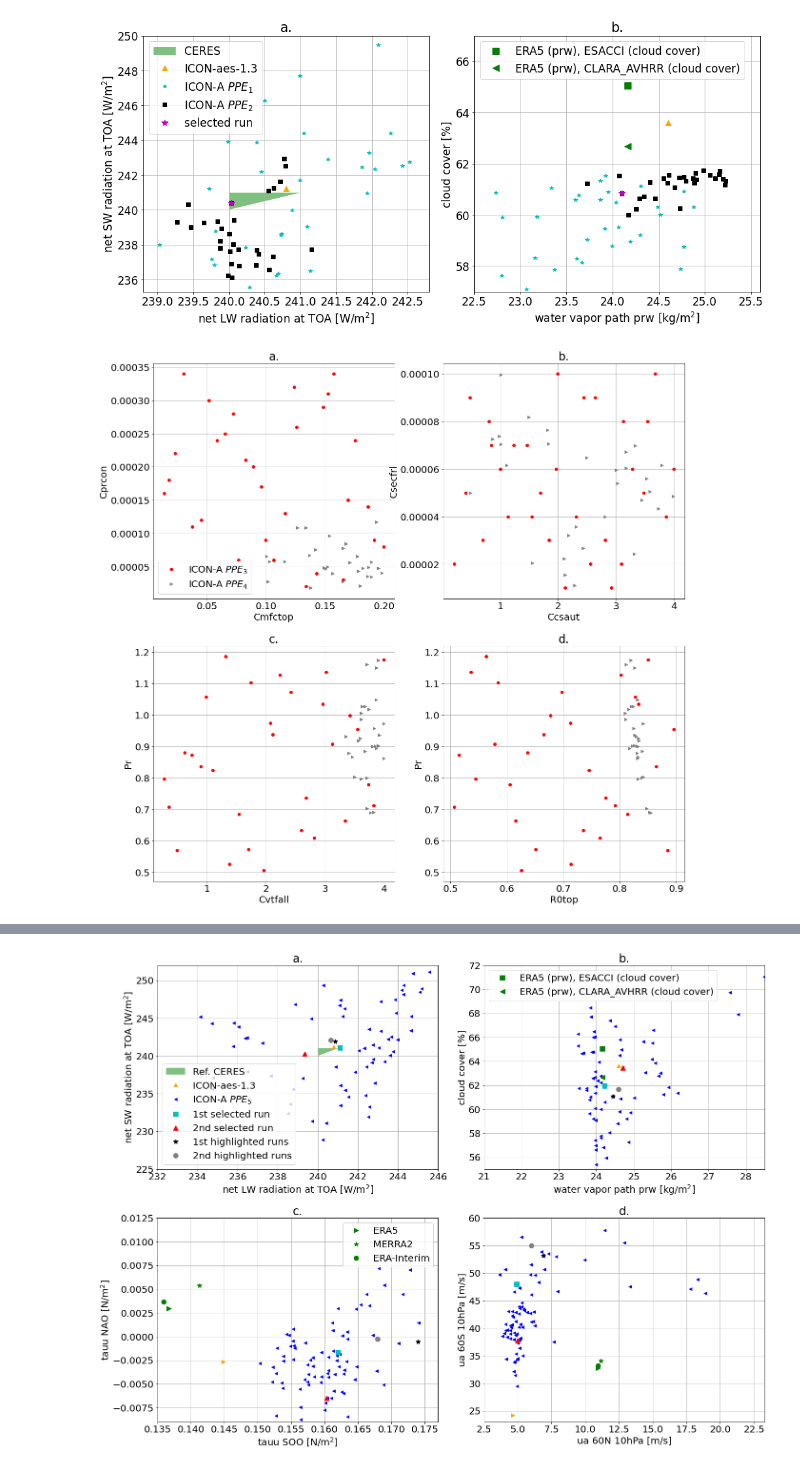
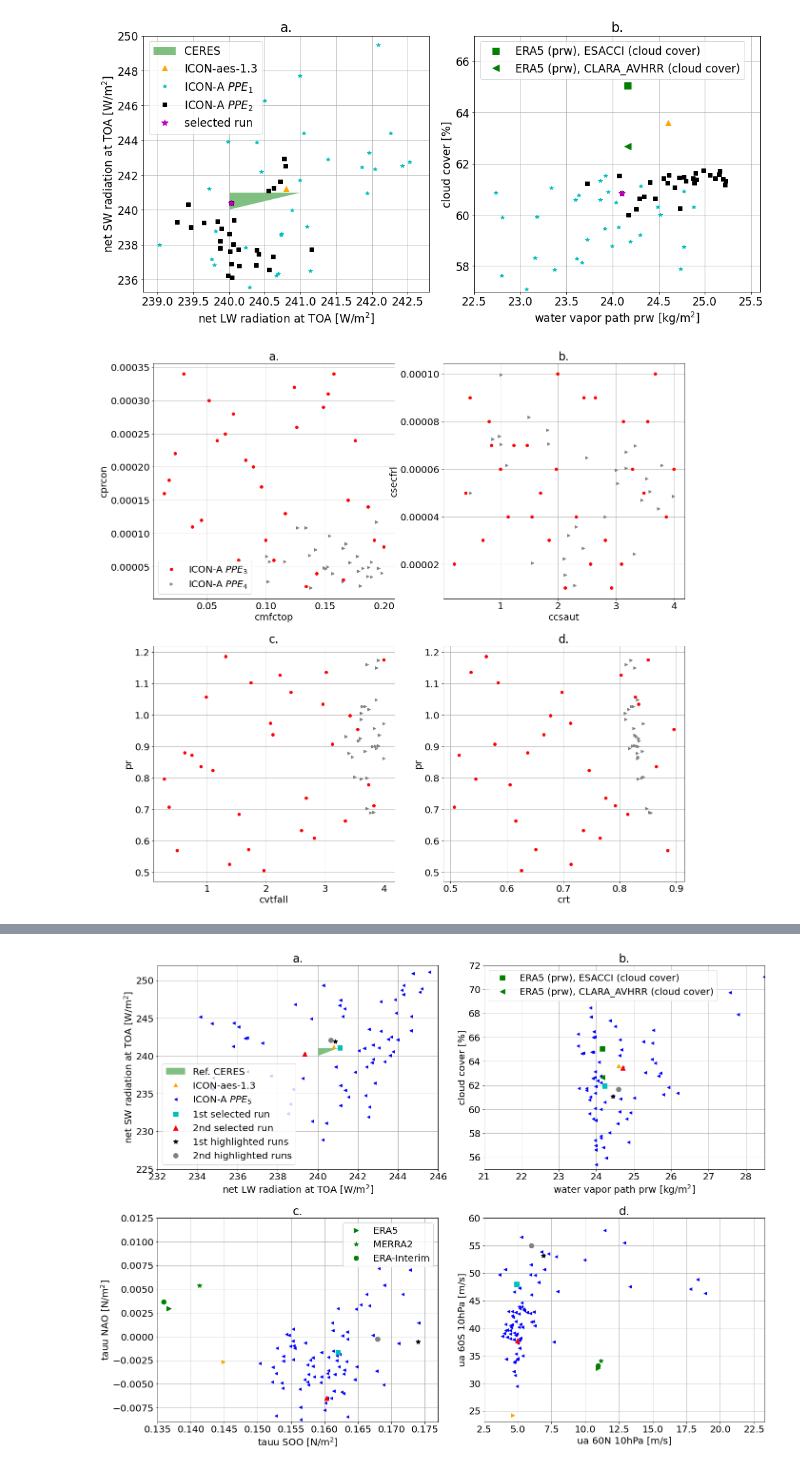
Before and after one commit to jjiwon1129/bonnet24gmd_automatic_tuning_atm, a Jupyter notebook: D-read_and_analyze_output_data/0_Plotting_PPEs_parameters_and_outputs.ipynb, the cells around one changed output, grey strips where cells are left out. Saved outputs shown, nothing was run; the diff lists cells and outputs as text; code cells hidden in the pictures.

```diff
--- a/D-read_and_analyze_output_data/0_Plotting_PPEs_parameters_and_outputs.ipynb
+++ b/D-read_and_analyze_output_data/0_Plotting_PPEs_parameters_and_outputs.ipynb
@@ -204,40 +204,40 @@ plt.show()
 #1st and 2nd PPE
 
 #plot parameters
-labelssave=['Cmfctop', 'Cprcon', 'Ccsaut', 'Csecfrl', 'Cvtfall', 'Pr', 'R0top']
+labelssave=['cmfctop', 'cprcon', 'ccsaut', 'csecfrl', 'cvtfall', 'pr', 'crt']
 titles=['a.','b.','c.','d.']
 
 nvar=6
 
 fig = plt.figure()
 sizefont=20
 plt.rc('font', size=sizefont)
 plt.rcParams["axes.labelsize"] = sizefont
 plt.rcParams['figure.figsize'] = [20, 20]
 
 iplot=1
 for p1 in [0,2,4,6]:
 
     ax = fig.add_subplot(2,2,iplot)
 
     p2=p1+1
     if p1==6:
         p2=p1-1
 
     plt.plot(varMoreCloudParam[:,p1],varMoreCloudParam[:,p2],'or',label=name1stPPEmore)
     plt.plot(varMoreCloudParam2[:,p1],varMoreCloudParam2[:,p2],'>',color='gray',label=name2ndPPEmore)
 
     plt.title(titles[iplot-1])
     plt.xlabel(labelssave[p1])
     plt.ylabel(labelssave[p2])
 
     if p1==0:
         plt.legend()
     plt.grid()
     iplot+=1
 #fig.savefig('PaperFig/PPE_morePhysicsParam-ParamSampling.png')
 # %% [output]
-[figure, old version]
+[figure, new version]
 # %%
 #Plot all Physics outputs against the Physics outputs
 
```
Also changed, not shown: parts of 2 cells of this notebook, 9 other files.
